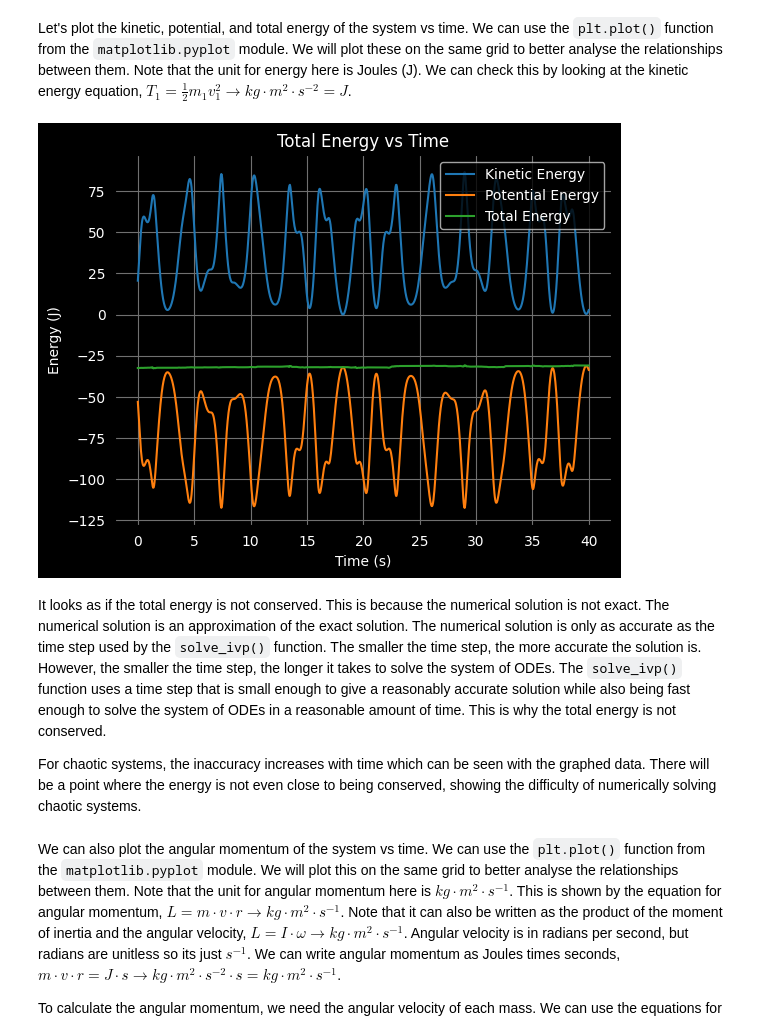
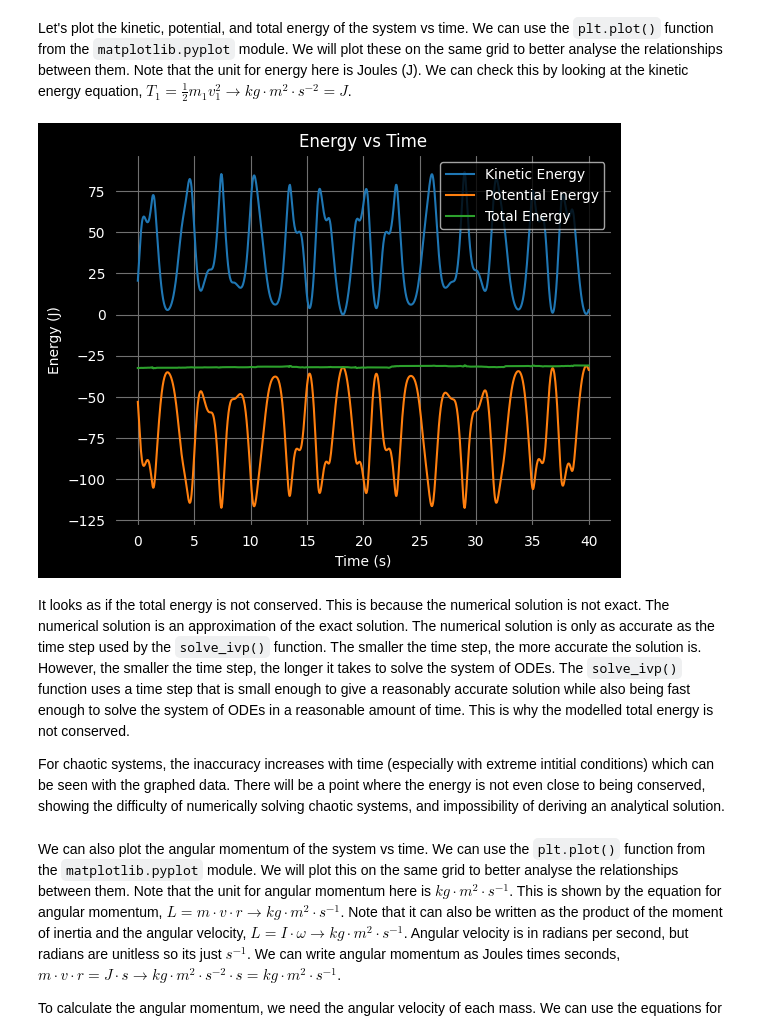
Before and after one commit to Melon-Mao/Python-repository, a Jupyter notebook: Data Analysis/Mechanics/Pendulums/Double Pendulum/double_pendulum.ipynb, the cells around one changed output. Cells and saved outputs as stored; diff of their text form; code cells hidden in the pictures.

```diff
--- a/Data Analysis/Mechanics/Pendulums/Double Pendulum/double_pendulum.ipynb
+++ b/Data Analysis/Mechanics/Pendulums/Double Pendulum/double_pendulum.ipynb
@@ -458,23 +458,23 @@ potential_array = potential_f(param_m_1, param_m_2, param_g, param_ell_1, param_
 # %%
 plt.plot(time, kinetic_array)
 plt.plot(time, potential_array)
 
 plt.plot(time, kinetic_array + potential_array)
 
-plt.title("Total Energy vs Time")
+plt.title("Energy vs Time")
 plt.xlabel("Time (s)")
 plt.ylabel("Energy (J)")
 plt.legend(["Kinetic Energy", "Potential Energy", "Total Energy"], loc="upper right")
 plt.grid()
 
 plt.savefig("Figures/double_pendulum_energy.png", dpi=300)
 plt.show()
 # %% [output]
-[figure, old version]
+[figure, new version]
 # %% [markdown]
-It looks as if the total energy is not conserved. This is because the numerical solution is not exact. The numerical solution is an approximation of the exact solution. The numerical solution is only as accurate as the time step used by the `solve_ivp()` function. The smaller the time step, the more accurate the solution is. However, the smaller the time step, the longer it takes to solve the system of ODEs. The `solve_ivp()` function uses a time step that is small enough to give a reasonably accurate solution while also being fast enough to solve the system of ODEs in a reasonable amount of time. This is why the total energy is not conserved.
+It looks as if the total energy is not conserved. This is because the numerical solution is not exact. The numerical solution is an approximation of the exact solution. The numerical solution is only as accurate as the time step used by the `solve_ivp()` function. The smaller the time step, the more accurate the solution is. However, the smaller the time step, the longer it takes to solve the system of ODEs. The `solve_ivp()` function uses a time step that is small enough to give a reasonably accurate solution while also being fast enough to solve the system of ODEs in a reasonable amount of time. This is why the modelled total energy is not conserved.
 
-For chaotic systems, the inaccuracy increases with time which can be seen with the graphed data. There will be a point where the energy is not even close to being conserved, showing the difficulty of numerically solving chaotic systems.
+For chaotic systems, the inaccuracy increases with time (especially with extreme intitial conditions) which can be seen with the graphed data. There will be a point where the energy is not even close to being conserved, showing the difficulty of numerically solving chaotic systems, and impossibility of deriving an analytical solution.
 # %% [markdown]
 We can also plot the angular momentum of the system vs time. We can use the `plt.plot()` function from the `matplotlib.pyplot` module. We will plot this on the same grid to better analyse the relationships between them. Note that the unit for angular momentum here is $kg \cdot m^2 \cdot s^{-1}$. This is shown by the equation for angular momentum, $L = m \cdot v \cdot r \rightarrow kg \cdot m^2 \cdot s^{-1}$. Note that it can also be written as the product of the moment of inertia and the angular velocity, $L = I \cdot \omega \rightarrow kg \cdot m^2 \cdot s^{-1}$. Angular velocity is in radians per second, but radians are unitless so its just $s^{-1}$. We can write angular momentum as Joules times seconds, $m \cdot v \cdot r = J \cdot s \rightarrow kg \cdot m^2 \cdot s^{-2} \cdot s = kg \cdot m^2 \cdot s^{-1}$.
 
```
Also changed, not shown: 15 other files.
